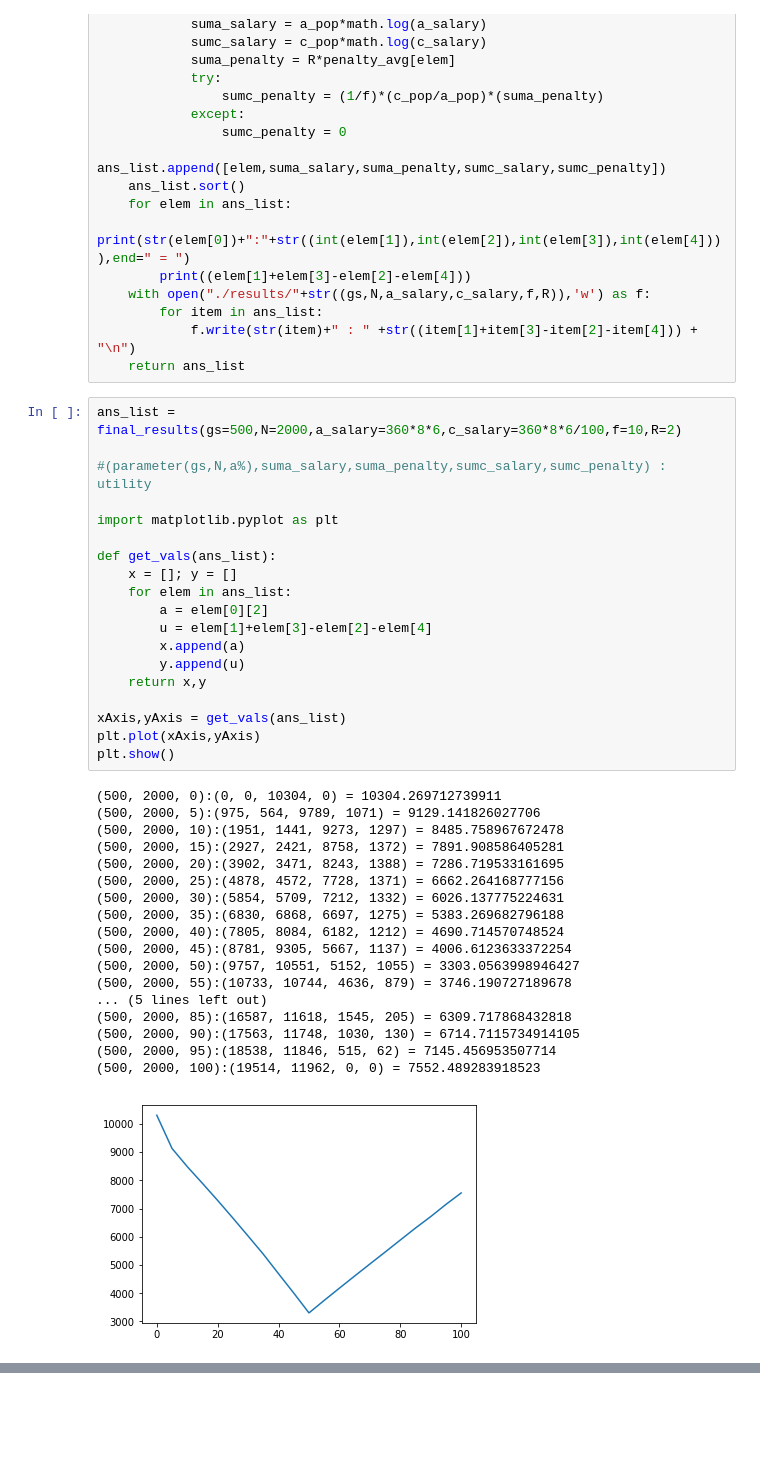
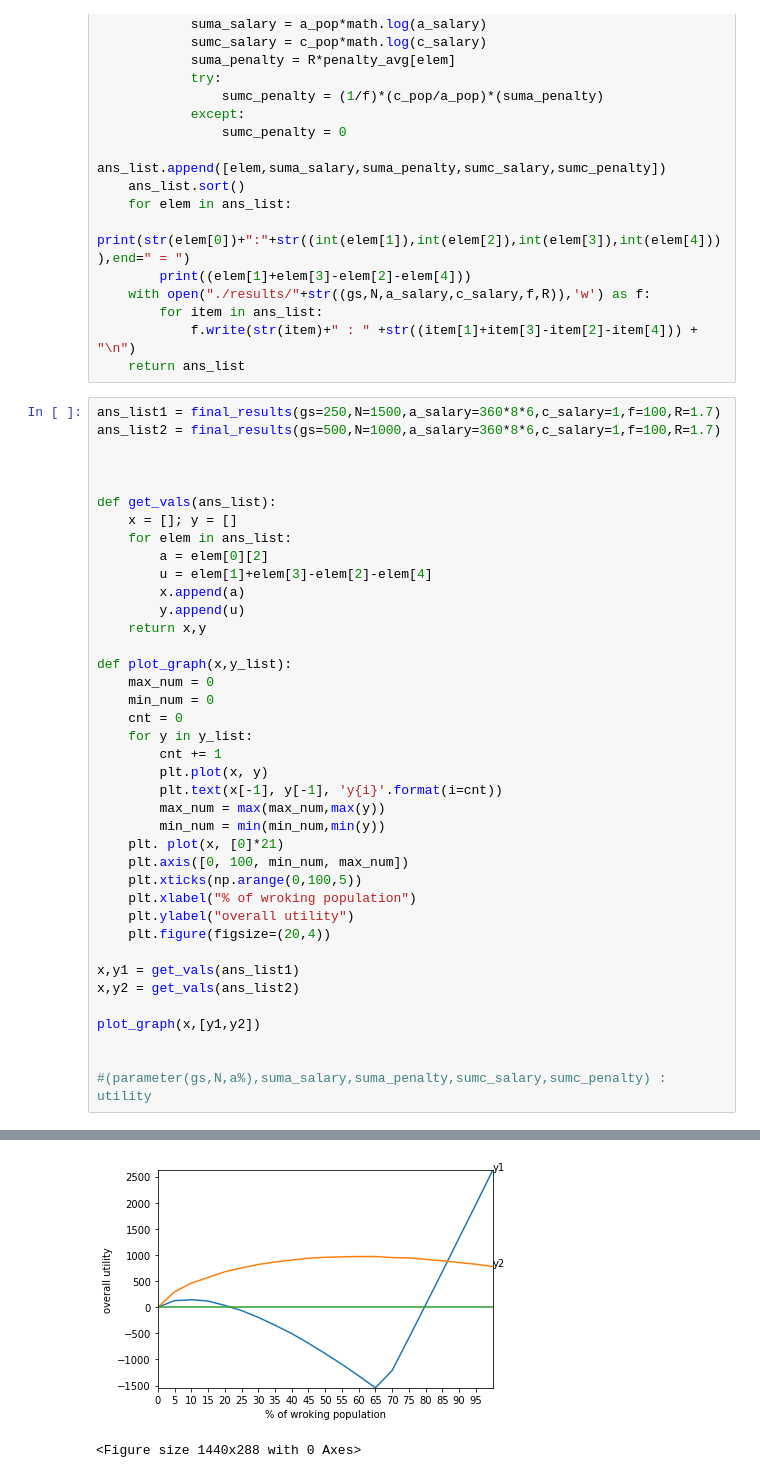
Before and after one commit to 9paramraol/CS711_2020, a Jupyter notebook: experiment_apha_beta/experiments.ipynb, the cells around one changed output, grey strips where cells are left out. Saved outputs shown, nothing was run; the diff lists cells and outputs as text; blank space fills up the shorter version.

Commit message:
graph changes
Line parallel to X axis jaha 0 mark cross ho raha hain.
5% ka division in X axis.
More than 1 plot in a figure.
N = 250.

```diff
--- a/experiment_apha_beta/experiments.ipynb
+++ b/experiment_apha_beta/experiments.ipynb
@@ -37,41 +43,43 @@ def final_results(gs,N,a_salary,c_salary,f,R):
         for item in ans_list:
             f.write(str(item)+" : " +str((item[1]+item[3]-item[2]-item[4])) + "\n")
     return ans_list
-# %%
-ans_list = final_results(gs=500,N=2000,a_salary=360*8*6,c_salary=360*8*6/100,f=10,R=2)
-
-#(parameter(gs,N,a%),suma_salary,suma_penalty,sumc_salary,sumc_penalty) : utility
-
-import matplotlib.pyplot as plt
-
-def get_vals(ans_list):
-    x = []; y = []
-    for elem in ans_list:
-        a = elem[0][2]
-        u = elem[1]+elem[3]-elem[2]-elem[4]
-        x.append(a)
-        y.append(u)
-    return x,y
-
-xAxis,yAxis = get_vals(ans_list)
-plt.plot(xAxis,yAxis)
-plt.show()
-# %% [output]
-(500, 2000, 0):(0, 0, 10304, 0) = 10304.269712739911
-(500, 2000, 5):(975, 564, 9789, 1071) = 9129.141826027706
-(500, 2000, 10):(1951, 1441, 9273, 1297) = 8485.758967672478
-(500, 2000, 15):(2927, 2421, 8758, 1372) = 7891.908586405281
-(500, 2000, 20):(3902, 3471, 8243, 1388) = 7286.719533161695
-(500, 2000, 25):(4878, 4572, 7728, 1371) = 6662.264168777156
-(500, 2000, 30):(5854, 5709, 7212, 1332) = 6026.137775224631
-(500, 2000, 35):(6830, 6868, 6697, 1275) = 5383.269682796188
-(500, 2000, 40):(7805, 8084, 6182, 1212) = 4690.714570748524
-(500, 2000, 45):(8781, 9305, 5667, 1137) = 4006.6123633372254
-(500, 2000, 50):(9757, 10551, 5152, 1055) = 3303.0563998946427
-(500, 2000, 55):(10733, 10744, 4636, 879) = 3746.190727189678
-... (5 lines left out)
-(500, 2000, 85):(16587, 11618, 1545, 205) = 6309.717868432818
-(500, 2000, 90):(17563, 11748, 1030, 130) = 6714.7115734914105
-(500, 2000, 95):(18538, 11846, 515, 62) = 7145.456953507714
-(500, 2000, 100):(19514, 11962, 0, 0) = 7552.489283918523
-[figure, removed]
+# %%
+ans_list1 = final_results(gs=250,N=1500,a_salary=360*8*6,c_salary=1,f=100,R=1.7)
+ans_list2 = final_results(gs=500,N=1000,a_salary=360*8*6,c_salary=1,f=100,R=1.7)
+
+
+
+def get_vals(ans_list):
+    x = []; y = []
+    for elem in ans_list:
+        a = elem[0][2]
+        u = elem[1]+elem[3]-elem[2]-elem[4]
+        x.append(a)
+        y.append(u)
+    return x,y
+
+def plot_graph(x,y_list):
+    max_num = 0
+    min_num = 0
+    cnt = 0
+    for y in y_list:
+        cnt += 1
+        plt.plot(x, y)
+        plt.text(x[-1], y[-1], 'y{i}'.format(i=cnt))
+        max_num = max(max_num,max(y))
+        min_num = min(min_num,min(y))
+    plt. plot(x, [0]*21)
+    plt.axis([0, 100, min_num, max_num])
+    plt.xticks(np.arange(0,100,5))
+    plt.xlabel("% of wroking population")
+    plt.ylabel("overall utility")
+    plt.figure(figsize=(20,4))
+
+x,y1 = get_vals(ans_list1)
+x,y2 = get_vals(ans_list2)
+
+plot_graph(x,[y1,y2])
+
+
+#(parameter(gs,N,a%),suma_salary,suma_penalty,sumc_salary,sumc_penalty) : utility
+# %% [output]
@@ -77,0 +103,2 @@ plt.show()
+[figure, added]
+<Figure size 1440x288 with 0 Axes>
```
Also changed, not shown: parts of 3 cells of this notebook.
